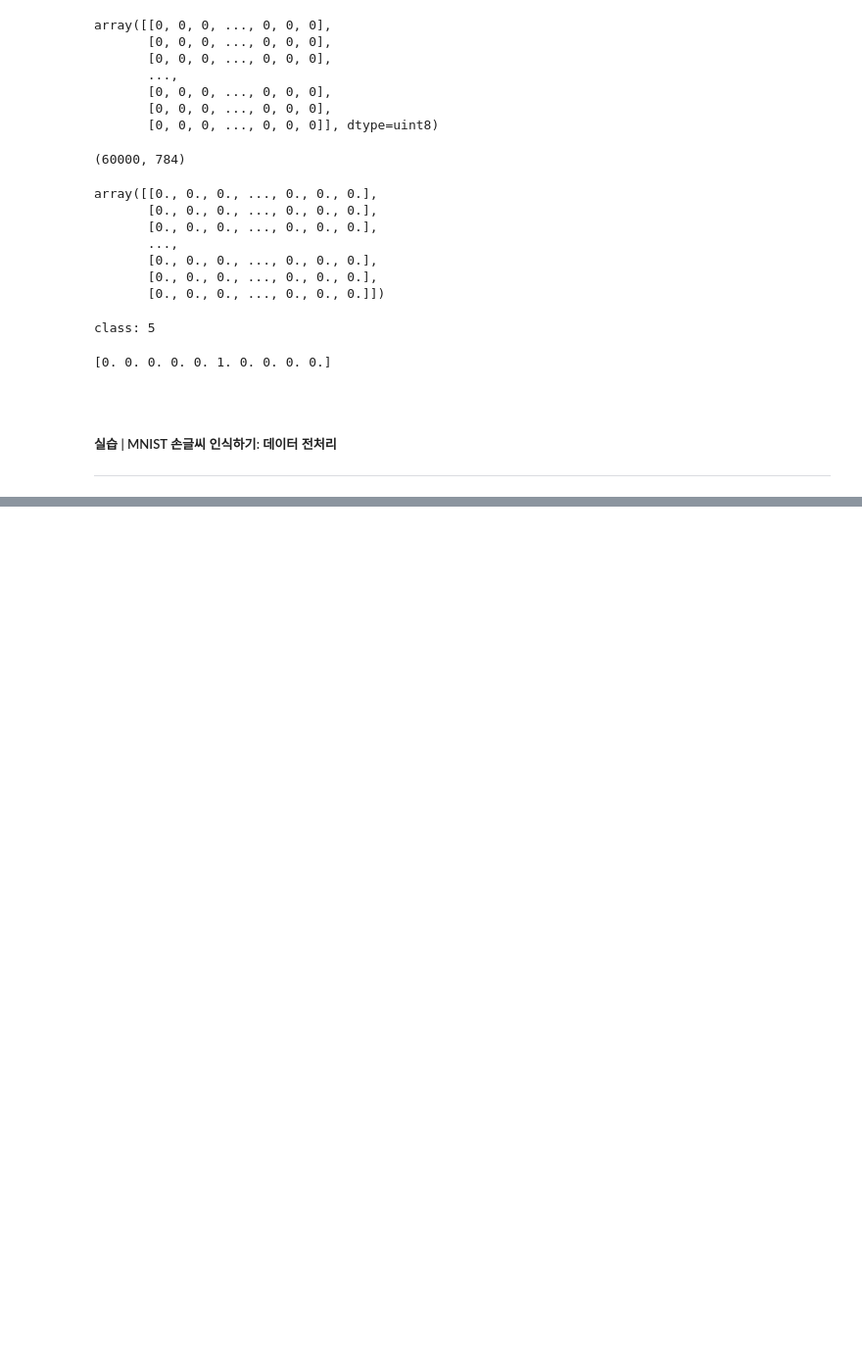
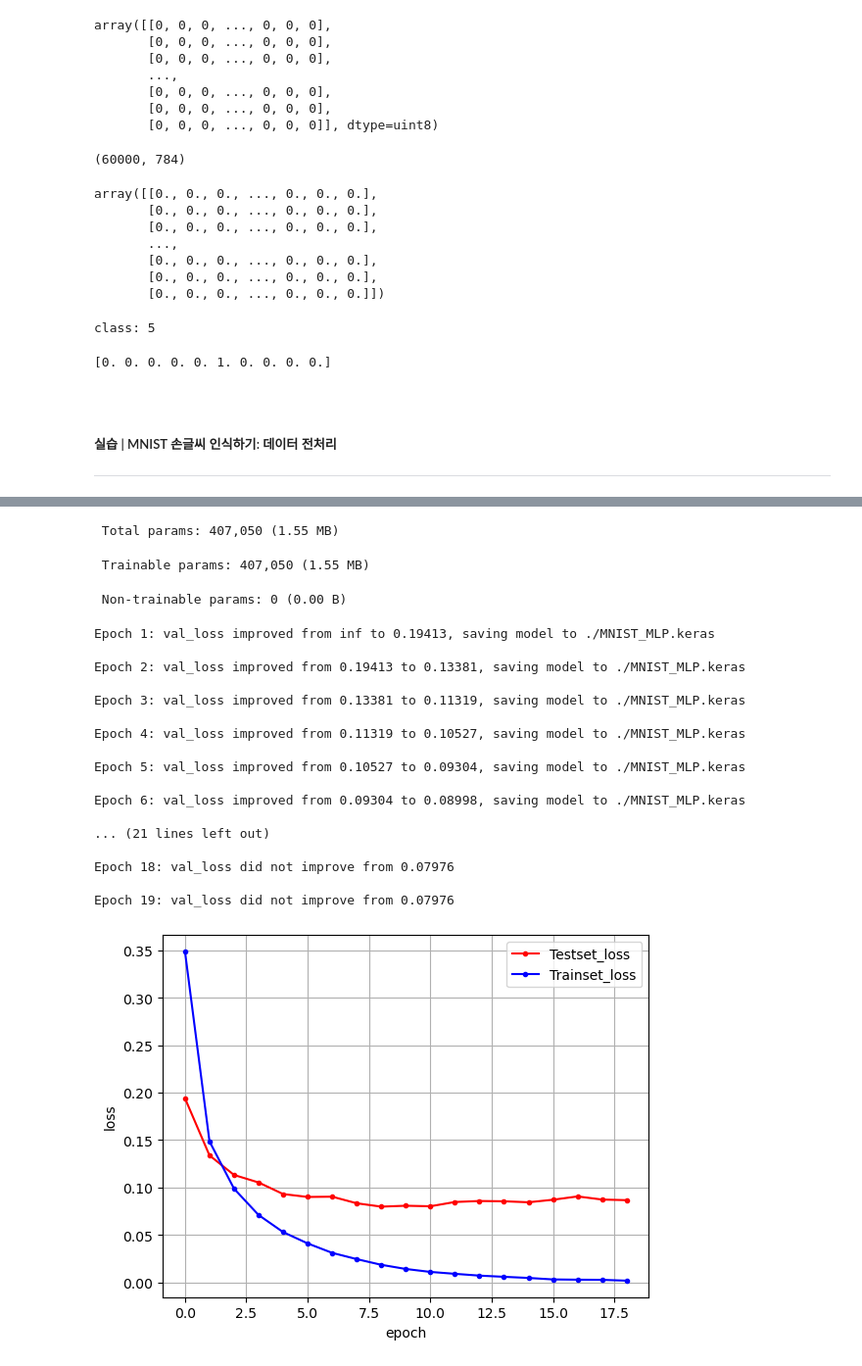
Before and after one commit to vemm8ks2/studies, a Jupyter notebook: Deep_learning_for_everyone/Part 5. 딥러닝 활용하기/16장 이미지 인식의 꽃, 컨볼루션 신경망(CNN).ipynb, the cells around one changed output, grey strips where cells are left out. Shown: that part at 98% size. Saved outputs shown, nothing was run; the diff lists cells and outputs as text; code cells hidden in the pictures; blank space fills up the shorter version.

```diff
--- a/Deep_learning_for_everyone/Part 5. 딥러닝 활용하기/16장 이미지 인식의 꽃, 컨볼루션 신경망(CNN).ipynb
+++ b/Deep_learning_for_everyone/Part 5. 딥러닝 활용하기/16장 이미지 인식의 꽃, 컨볼루션 신경망(CNN).ipynb
@@ -151,0 +236,59 @@ print(y_train[0])
+# %%
+from tensorflow.keras.models import Sequential
+from tensorflow.keras.layers import Dense
+from tensorflow.keras.datasets import mnist
+from tensorflow.keras.utils import to_categorical
+
+import numpy as np
+import matplotlib.pyplot as plt
+import sys
+
+# MNIST 데이터셋 로드
+(X_train, y_train), (X_test, y_test) = mnist.load_data()
+
+# 차원 변환
+X_train = X_train.reshape(X_train.shape[0], 784)
+X_train = X_train.astype('float64')
+X_train = X_train / 255
+
+X_test = X_test.reshape(X_test.shape[0], 784)
+X_test = X_test.astype('float64')
+X_test = X_test / 255
+
+# 바이너리화 과정(원-핫 인코딩 적용)
+y_train = to_categorical(y_train, 10)
+y_test = to_categorical(y_test, 10)
+
+# 모델 구조 설정
+model = Sequential()
+
+model.add(Dense(512, input_dim=784, activation='relu'))
+model.add(Dense(10, activation='softmax'))
+model.summary()
+
+# 모델 실행 환경
+model.compile(loss='categorical_crossentropy', optimizer='adam', metrics=['accuracy'])
+
+# 모델 최적화 설정
+model_path = './MNIST_MLP.keras'
+checkpointer = ModelCheckpoint(filepath=model_path, monitor='val_loss', verbose=1, save_best_only=True)
+early_stopping_callback = EarlyStopping(monitor='val_loss', patience=10)
+
+# 모델 실행
+history = model.fit(X_train, y_train, validation_split=0.25, epochs=30, batch_size=200, verbose=0, callbacks=[early_stopping_callback, checkpointer])
+
+# 겸증셋과 학습셋의 오차
+y_vloss = history.history['val_loss']
+y_loss = history.history['loss']
+
+# 그래프 표현
+x_len = np.arange(len(y_loss))
+plt.plot(x_len, y_vloss, marker='.', c='red', label='Testset_loss')
+plt.plot(x_len, y_loss, marker='.', c='blue', label='Trainset_loss')
+
+plt.legend(loc='upper right')
+plt.grid()
+plt.xlabel('epoch')
+plt.ylabel('loss')
+plt.show()
+# %% [output]
@@ -151,0 +303,21 @@ print(y_train[0])
+ Total params: 407,050 (1.55 MB)
+ Trainable params: 407,050 (1.55 MB)
+ Non-trainable params: 0 (0.00 B)
+Epoch 1: val_loss improved from inf to 0.19413, saving model to ./MNIST_MLP.keras
+
+Epoch 2: val_loss improved from 0.19413 to 0.13381, saving model to ./MNIST_MLP.keras
+
+Epoch 3: val_loss improved from 0.13381 to 0.11319, saving model to ./MNIST_MLP.keras
+
+Epoch 4: val_loss improved from 0.11319 to 0.10527, saving model to ./MNIST_MLP.keras
+
+Epoch 5: val_loss improved from 0.10527 to 0.09304, saving model to ./MNIST_MLP.keras
+
+Epoch 6: val_loss improved from 0.09304 to 0.08998, saving model to ./MNIST_MLP.keras
+
+... (21 lines left out)
+
+Epoch 18: val_loss did not improve from 0.07976
+
+Epoch 19: val_loss did not improve from 0.07976
+[figure, added]
```
Also changed, not shown: parts of 8 cells of this notebook, 1 other file.
